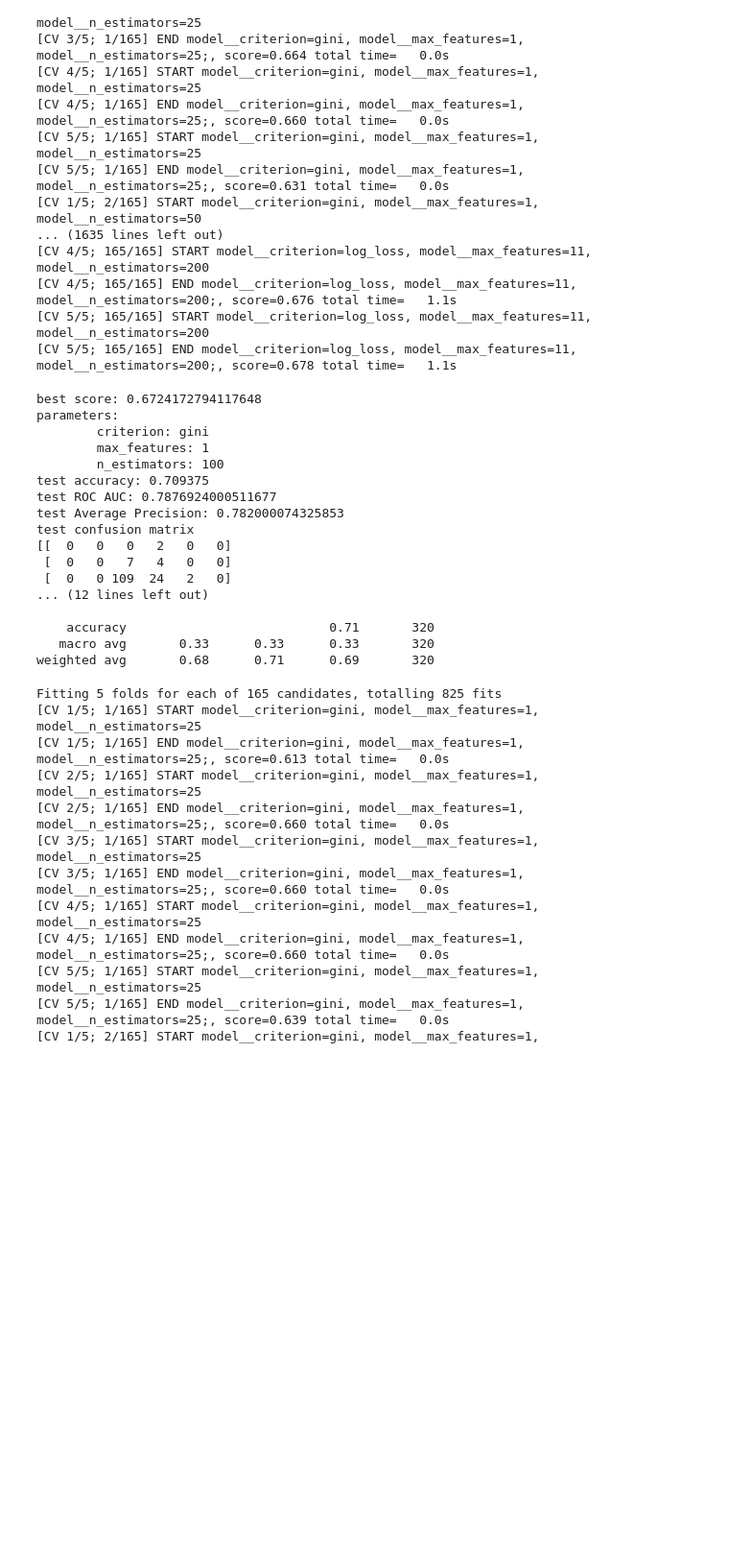
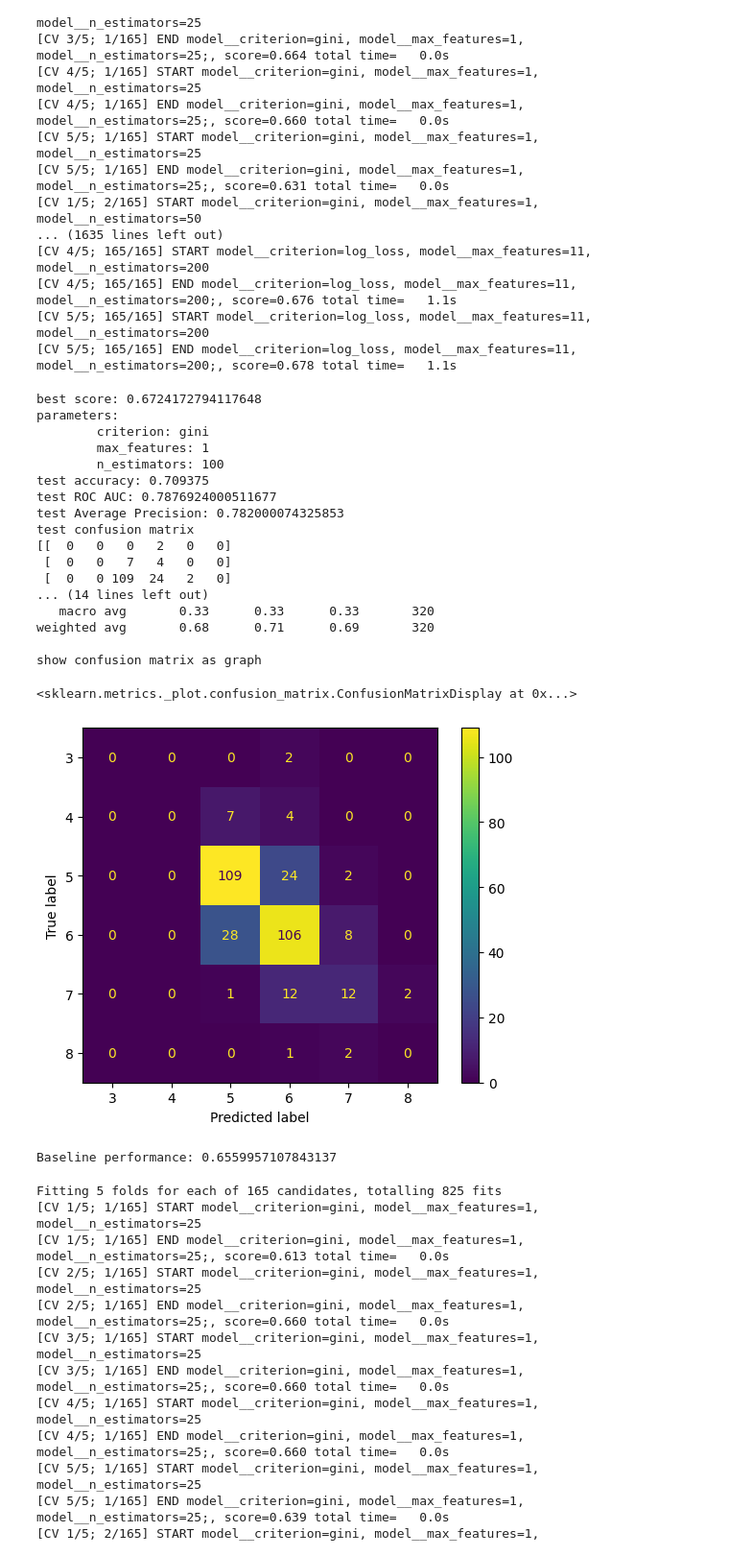
Before and after one commit to JasonLiu2024/e417, a Jupyter notebook: support_vector_machine.ipynb, the cells around one changed output. Shown at 96% size. Cells and saved outputs as stored; diff of their text form; code cells hidden in the pictures; blank space fills up the shorter version.

```diff
--- a/support_vector_machine.ipynb
+++ b/support_vector_machine.ipynb
@@ -248,24 +262,36 @@ Fitting 5 folds for each of 165 candidates, totalling 825 fits
 # %%
 printer_best_params(rf_found)
 evaluate(rf_found.best_estimator_, test_examples, test_labels)
+print(f"show confusion matrix as graph")
+ConfusionMatrixDisplay.from_estimator(rf_found.best_estimator_, test_examples, test_labels)
 # %% [output]
 best score: 0.6724172794117648
 parameters:
         criterion: gini
         max_features: 1
         n_estimators: 100
 test accuracy: 0.709375
 test ROC AUC: 0.7876924000511677
 test Average Precision: 0.782000074325853
 test confusion matrix
 [[  0   0   0   2   0   0]
  [  0   0   7   4   0   0]
  [  0   0 109  24   2   0]
-... (12 lines left out)
-
-    accuracy                           0.71       320
+... (14 lines left out)
    macro avg       0.33      0.33      0.33       320
 weighted avg       0.68      0.71      0.69       320
+
+show confusion matrix as graph
+<sklearn.metrics._plot.confusion_matrix.ConfusionMatrixDisplay at 0x...>
+[figure, added]
+# %%
+"""RF baseline, no feature scaling"""
+rf_no_scale_base = baseline(
+    classifier=RandomForestClassifier(random_state=RANDOM_STATE),
+    train_examples=train_examples,
+    train_labels=train_labels, feature_scaling=False)
+# %% [output]
+Baseline performance: 0.6559957107843137
 # %%
 """Random Forest, no feature scaling"""
 rf_no_scale_found = grid_search_best_params(
```
Also changed, not shown: parts of 12 cells of this notebook, 4 other files.
